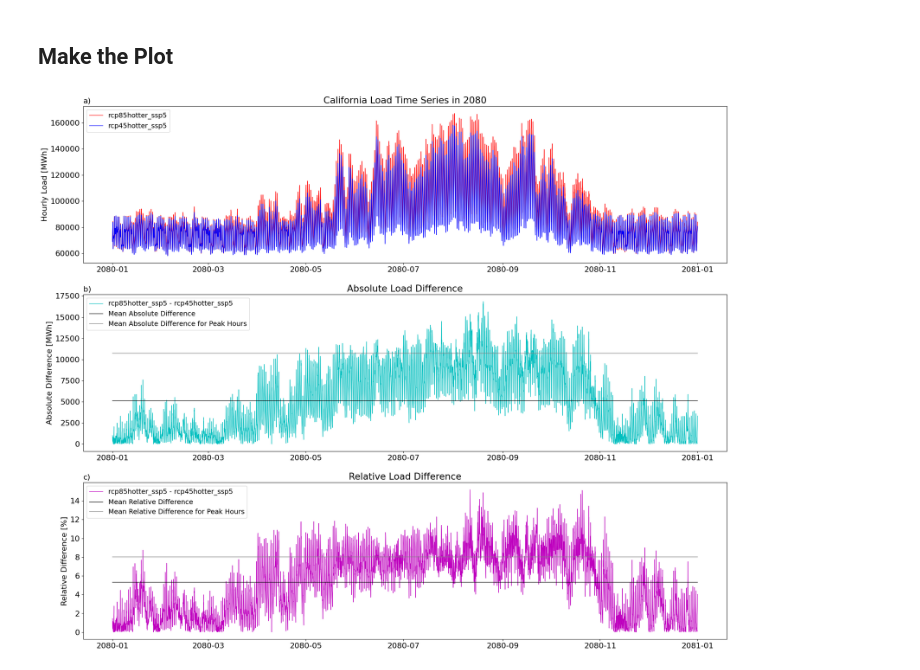
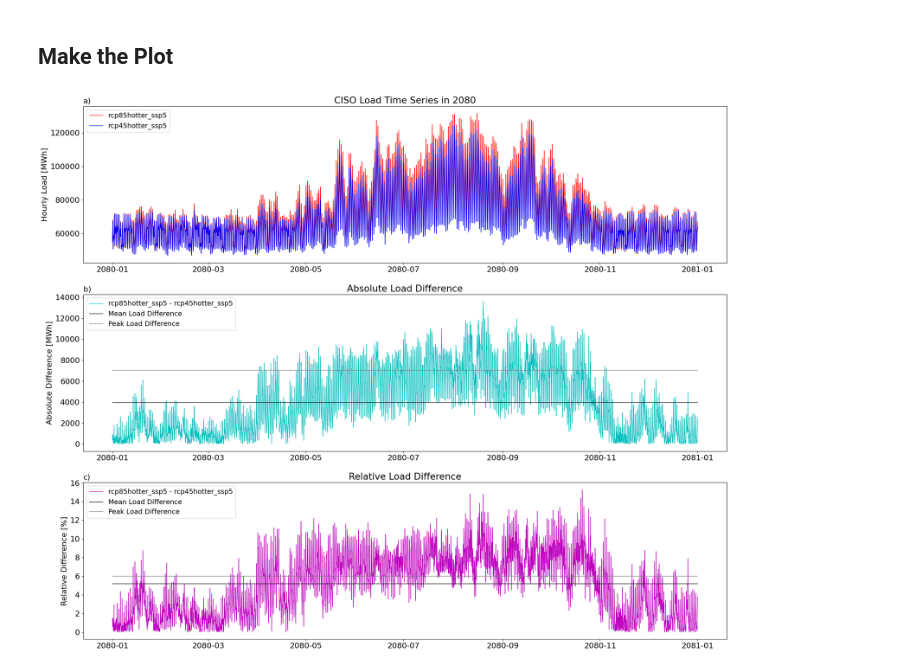
Before and after one commit to IMMM-SFA/burleyson-etal_2024_applied_energy, a Jupyter notebook: notebooks/difference_calculation.ipynb, the cells around one changed output. Cells and saved outputs as stored; diff of their text form; code cells hidden in the pictures.

Commit message:
Updated method to compute peak differences

```diff
--- a/notebooks/difference_calculation.ipynb
+++ b/notebooks/difference_calculation.ipynb
@@ -11,30 +11,30 @@ import matplotlib.pyplot as plt
 # %%
 # Identify the data input and image output directories:
 data_input_dir =  '/Users/burl878/Documents/IMMM/Data/TELL/Production_Runs/tell_data/outputs/tell_output/'
-image_output_dir =  '/Users/burl878/Documents/Code/code_repos/burleyson-etal_2023_tbd/figures/'
+image_output_dir =  '/Users/burl878/Documents/Code/code_repos/burleyson-etal_2023_applied_energy/figures/'
 # %% [markdown]
 ## Process the Data
 # %%
 # Read in the state-level time series for 'rcp85hotter_ssp5':
-df_one = pd.read_csv(data_input_dir + 'rcp85hotter_ssp5/2080/TELL_State_Hourly_Load_Data_2080_Scaled_2080.csv')
+df_one = pd.read_csv(data_input_dir + 'rcp85hotter_ssp5/2080/TELL_Balancing_Authority_Hourly_Load_Data_2080_Scaled_2080.csv')
 
 # Rename a few columns for simplicity:
-df_one.rename(columns={'Scaled_TELL_State_Load_MWh': 'Load_One_MWh'}, inplace=True)
+df_one.rename(columns={'Scaled_TELL_BA_Load_MWh': 'Load_One_MWh'}, inplace=True)
 
 # Only keep the columns that are needed:
-df_one = df_one[['State_Name', 'Time_UTC', 'Load_One_MWh']].copy()
+df_one = df_one[['BA_Code', 'Time_UTC', 'Load_One_MWh']].copy()
 
 # Read in the state-level time series for 'rcp45hotter_ssp5':
-df_two = pd.read_csv(data_input_dir + 'rcp45hotter_ssp5/2080/TELL_State_Hourly_Load_Data_2080_Scaled_2080.csv')
+df_two = pd.read_csv(data_input_dir + 'rcp45hotter_ssp5/2080/TELL_Balancing_Authority_Hourly_Load_Data_2080_Scaled_2080.csv')
 
 # Rename a few columns for simplicity:
-df_two.rename(columns={'Scaled_TELL_State_Load_MWh': 'Load_Two_MWh'}, inplace=True)
+df_two.rename(columns={'Scaled_TELL_BA_Load_MWh': 'Load_Two_MWh'}, inplace=True)
 
 # Only keep the columns that are needed:
-df_two = df_two[['State_Name', 'Time_UTC', 'Load_Two_MWh']].copy()
+df_two = df_two[['BA_Code', 'Time_UTC', 'Load_Two_MWh']].copy()
 
 # Merge the two time series together on state name and time:
-merged_df = df_one.merge(df_two, on=['State_Name', 'Time_UTC'])
+merged_df = df_one.merge(df_two, on=['BA_Code', 'Time_UTC'])
 
 # Calculate the mean load between the two time-series as well as the absolute and relative load biases:
 merged_df['Mean_Load_MWh'] =  merged_df[['Load_One_MWh', 'Load_Two_MWh']].mean(axis=1)
@@ -44,8 +44,8 @@ merged_df['Relative_Difference_%'] = 100*(merged_df['Absolute_Difference_MWh']/m
 # Convert the time to a datetime variable:
 merged_df['Time_UTC'] = pd.to_datetime(merged_df['Time_UTC'], format='%Y-%m-%d %H:%M:%S')
 
-# Subset to just the data for California:
-merged_df = merged_df[merged_df['State_Name'] == 'California'].copy()
+# Subset to just the data for CISO:
+merged_df = merged_df[merged_df['BA_Code'] == 'CISO'].copy()
 
 # Subset to the top 10% of all mean load hours:
 peak_df = merged_df.nlargest(876,'Mean_Load_MWh')
@@ -53,8 +53,10 @@ peak_df = merged_df.nlargest(876,'Mean_Load_MWh')
 # Compute the mean absolute and relative differences for the full dataset and peak subset:
 merged_df['Mean_Abs_Diff_MWh'] = merged_df['Absolute_Difference_MWh'].mean().round(2)
 merged_df['Mean_Rel_Diff_%'] = merged_df['Relative_Difference_%'].mean().round(2)
-merged_df['Peak_Abs_Diff_MWh'] = peak_df['Absolute_Difference_MWh'].mean().round(2)
-merged_df['Peak_Rel_Diff_%'] = peak_df['Relative_Difference_%'].mean().round(2)
+merged_df['Peak_Abs_Diff_M1_MWh'] = peak_df['Absolute_Difference_MWh'].mean().round(2)
+merged_df['Peak_Rel_Diff_M1_%'] = peak_df['Relative_Difference_%'].mean().round(2)
+merged_df['Peak_Abs_Diff_M2_MWh'] = (abs(merged_df['Load_One_MWh'].max() - merged_df['Load_Two_MWh'].max())).round(2)
+merged_df['Peak_Rel_Diff_M2_%'] = 100*(merged_df['Peak_Abs_Diff_M2_MWh'] / ((merged_df['Load_One_MWh'].max() + merged_df['Load_Two_MWh'].max())/2)).round(2)
 # %% [markdown]
 ## Make the Plot
 # %%
@@ -62,36 +64,36 @@ merged_df['Peak_Rel_Diff_%'] = peak_df['Relative_Difference_%'].mean().round(2)
 plt.figure(figsize=(24, 20))
 plt.rcParams['font.size'] = 16
 
 plt.subplot(311)
 plt.plot(merged_df['Time_UTC'], merged_df['Load_One_MWh'], color='r', linestyle='-', label='rcp85hotter_ssp5', linewidth=1)
 plt.plot(merged_df['Time_UTC'], merged_df['Load_Two_MWh'], color='b', linestyle='-', label='rcp45hotter_ssp5', linewidth=1)
 plt.legend(loc='upper left', prop={'size': 14})
 plt.xlabel('')
 plt.ylabel('Hourly Load [MWh]')
-plt.title('California Load Time Series in 2080')
+plt.title('CISO Load Time Series in 2080')
 plt.title('a)', loc='left', fontsize=16)
 
 plt.subplot(312)
 plt.plot(merged_df['Time_UTC'], merged_df['Absolute_Difference_MWh'], color='c', linestyle='-', label='rcp85hotter_ssp5 - rcp45hotter_ssp5', linewidth=1)
-plt.plot(merged_df['Time_UTC'], merged_df['Mean_Abs_Diff_MWh'], color='k', linestyle='-', label='Mean Absolute Difference', linewidth=1)
-plt.plot(merged_df['Time_UTC'], merged_df['Peak_Abs_Diff_MWh'], color='gray', linestyle='-', label='Mean Absolute Difference for Peak Hours', linewidth=1)
+plt.plot(merged_df['Time_UTC'], merged_df['Mean_Abs_Diff_MWh'], color='k', linestyle='-', label='Mean Load Difference', linewidth=1)
+plt.plot(merged_df['Time_UTC'], merged_df['Peak_Abs_Diff_M2_MWh'], color='gray', linestyle='-', label='Peak Load Difference', linewidth=1)
 plt.legend(loc='upper left', prop={'size': 14})
 plt.xlabel('')
 plt.ylabel('Absolute Difference [MWh]')
 plt.title('Absolute Load Difference')
 plt.title('b)', loc='left', fontsize=16)
 
 plt.subplot(313)
 plt.plot(merged_df['Time_UTC'], merged_df['Relative_Difference_%'], color='m', linestyle='-', label='rcp85hotter_ssp5 - rcp45hotter_ssp5', linewidth=1)
-plt.plot(merged_df['Time_UTC'], merged_df['Mean_Rel_Diff_%'], color='k', linestyle='-', label='Mean Relative Difference', linewidth=1)
-plt.plot(merged_df['Time_UTC'], merged_df['Peak_Rel_Diff_%'], color='gray', linestyle='-', label='Mean Relative Difference for Peak Hours', linewidth=1)
+plt.plot(merged_df['Time_UTC'], merged_df['Mean_Rel_Diff_%'], color='k', linestyle='-', label='Mean Load Difference', linewidth=1)
+plt.plot(merged_df['Time_UTC'], merged_df['Peak_Rel_Diff_M2_%'], color='gray', linestyle='-', label='Peak Load Difference', linewidth=1)
 plt.legend(loc='upper left', prop={'size': 14})
 plt.xlabel('')
 plt.ylabel('Relative Difference [%]')
 plt.title('Relative Load Difference')
 plt.title('c)', loc='left', fontsize=16)
 
 filename = ('Calculations.png')
 plt.savefig(os.path.join(image_output_dir, filename), dpi=300, bbox_inches='tight', facecolor='white')
 # %% [output]
-[figure, old version]
+[figure, new version]
```
Also changed, not shown: 58 other files.
